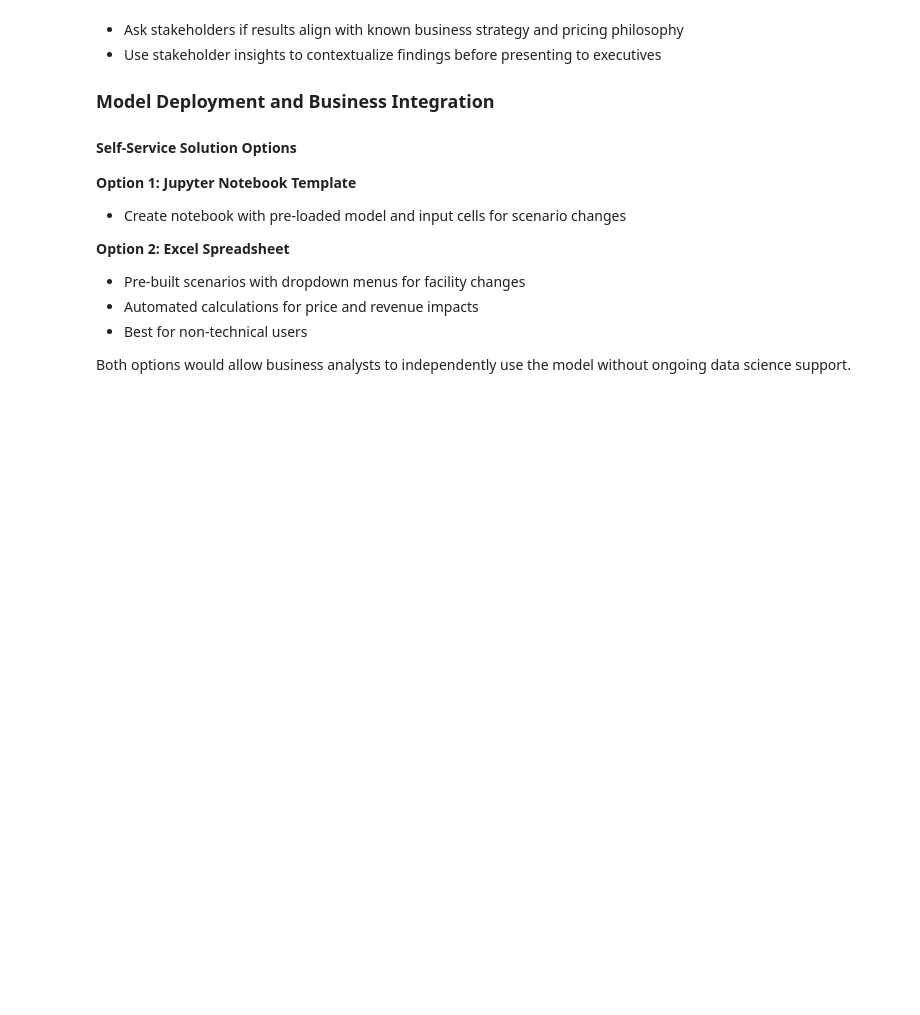
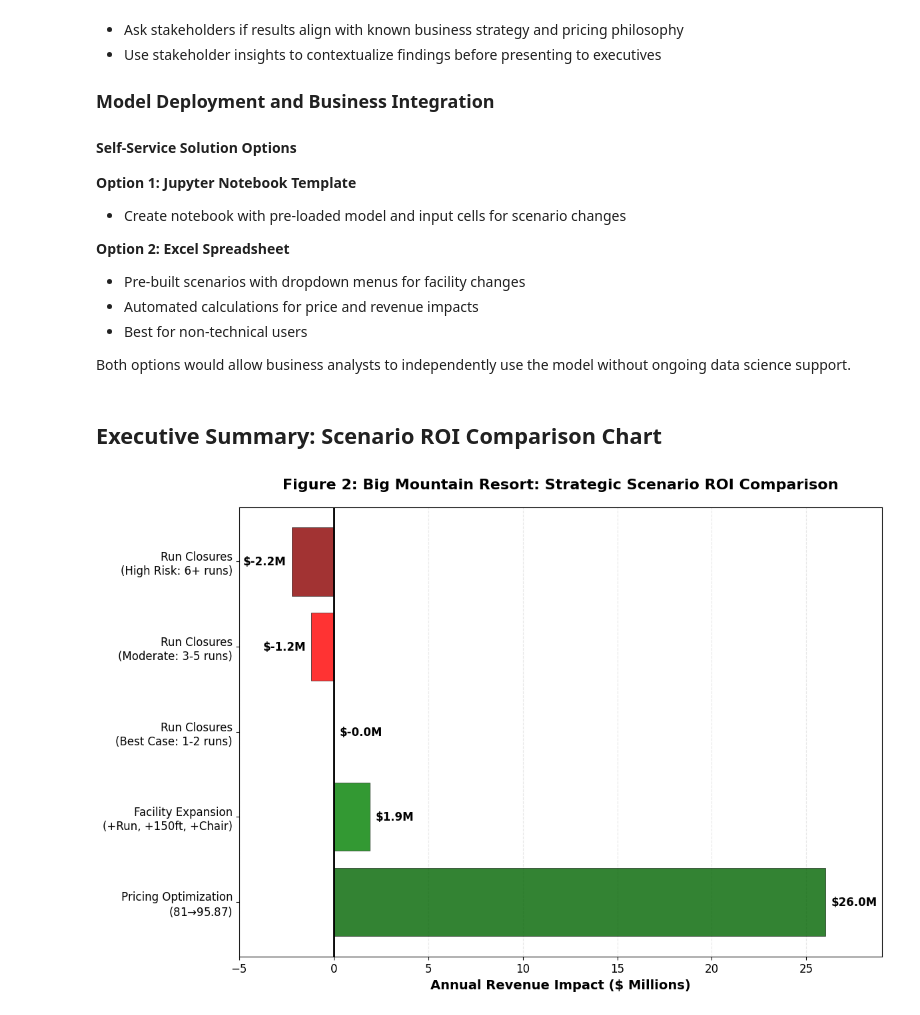
Before and after one commit to amschiltz/DataScienceGuidedCapstone, a Jupyter notebook: Notebooks/05_modeling_ams.ipynb, the cells around one changed output. Drawn from its saved outputs; the diff is of its cells as text; code cells hidden in the pictures; blank space fills up the shorter version.

```diff
--- a/Notebooks/05_modeling_ams.ipynb
+++ b/Notebooks/05_modeling_ams.ipynb
@@ -784,3 +784,83 @@ The price mismatch might not surprise executives if they have deliberately chose
 - Best for non-technical users
 
 Both options would allow business analysts to independently use the model without ongoing data science support.
+# %% [markdown]
+## Executive Summary: Scenario ROI Comparison Chart
+# %%
+# Create Executive ROI Comparison Chart
+# This chart summarizes all revenue opportunities and risks for executive decision-making
+
+import matplotlib.pyplot as plt
+import numpy as np
+
+# Define scenario data (in millions for readability)
+scenarios = [
+    'Pricing Optimization\n($81→$95.87)',
+    'Facility Expansion\n(+Run, +150ft, +Chair)',
+    'Run Closures\n(Best Case: 1-2 runs)',
+    'Run Closures\n(Moderate: 3-5 runs)',
+    'Run Closures\n(High Risk: 6+ runs)'
+]
+
+# Revenue/profit values in millions
+values = [
+    26.0,        # Pricing optimization opportunity
+    1.93,        # Facility expansion net profit
+    -0.0,        # Run closures best case (minimal loss)
+    -1.17,       # Run closures moderate case
+    -2.21        # Run closures high risk (using conservative estimate)
+]
+
+# Color coding: green for gains, red for losses
+colors = ['darkgreen', 'green', 'orange', 'red', 'darkred']
+
+# Create horizontal bar chart
+fig, ax = plt.subplots(figsize=(12, 8))
+bars = ax.barh(scenarios, values, color=colors, alpha=0.8, edgecolor='black', linewidth=0.5)
+
+# Customize the chart
+ax.set_xlabel('Annual Revenue Impact ($ Millions)', fontsize=14, fontweight='bold')
+ax.set_title('Figure 2: Big Mountain Resort: Strategic Scenario ROI Comparison',
+             fontsize=16, fontweight='bold', pad=20)
+
+# Add value labels on bars
+for bar, value in zip(bars, values):
+    width = bar.get_width()
+    if width >= 0:
+        ax.text(width + 0.3, bar.get_y() + bar.get_height()/2,
+                f'${value:.1f}M', ha='left', va='center', fontsize=12, fontweight='bold')
+    else:
+        ax.text(width - 0.3, bar.get_y() + bar.get_height()/2,
+                f'${value:.1f}M', ha='right', va='center', fontsize=12, fontweight='bold')
+
+# Add vertical line at zero for reference (Current Baseline)
+ax.axvline(x=0, color='black', linestyle='-', linewidth=2)
+
+# Increase font sizes for better readability
+ax.tick_params(axis='x', labelsize=12)  # X-axis numbers
+ax.tick_params(axis='y', labelsize=12)  # Y-axis scenario labels
+
+# Customize grid
+ax.grid(axis='x', alpha=0.3, linestyle='--')
+ax.set_axisbelow(True)
+
+# Set x-axis limits to better accommodate negative values and positive values
+ax.set_xlim(-5, 29)
+
+plt.tight_layout()
+plt.show()
+
+# Print executive summary
+print("\n" + "="*60)
+print("EXECUTIVE SUMMARY: ROI SCENARIO RANKING")
+print("="*60)
+print(f"1. HIGHEST PRIORITY: Pricing Optimization     → +${values[0]:.1f}M annually")
+print(f"2. RECOMMENDED:      Facility Expansion       → +${values[1]:.1f}M annually")
+print(f"3. EVALUATE:         Conservative Run Closure → ${values[2]:.1f}M impact")
+print(f"4. CAUTION:          Moderate Run Closures    → ${values[3]:.1f}M annually")
+print(f"5. AVOID:            Aggressive Run Closures  → ${values[4]:.1f}M annually")
+print("="*60)
+print("TOTAL COMBINED OPPORTUNITY (Pricing + Expansion): ${:.1f}M annually".format(values[0] + values[1]))
+print("="*60)
+# %% [output]
+[figure, added]
```
Also changed, not shown: parts of 1 cell of this notebook, 4 other files.
